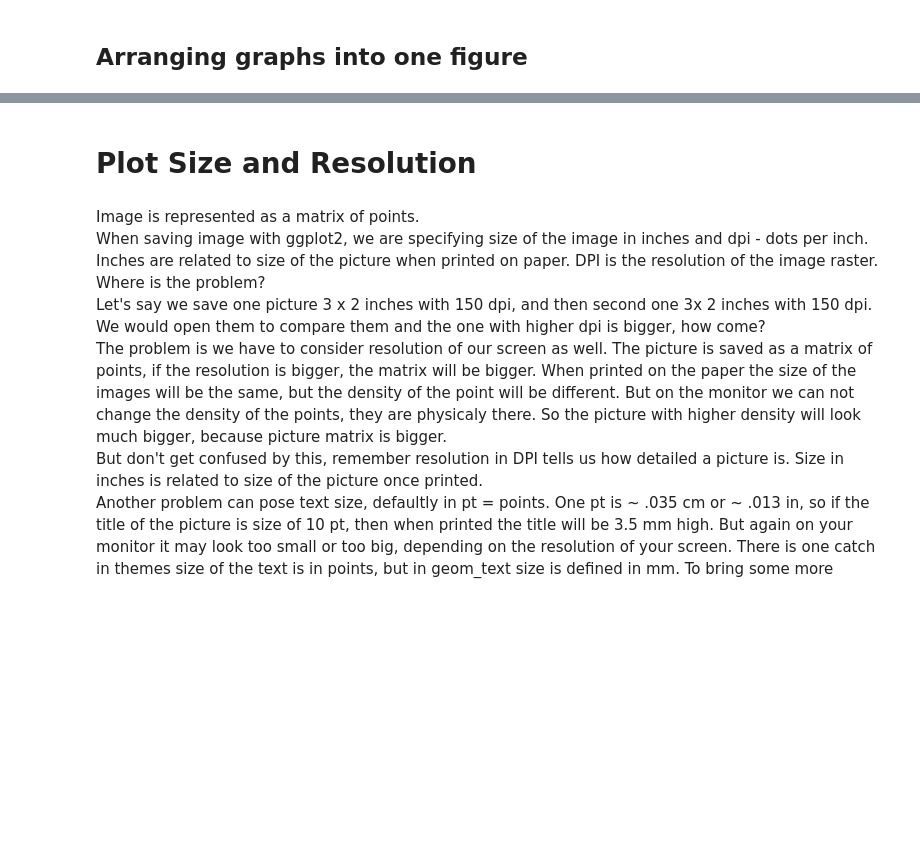
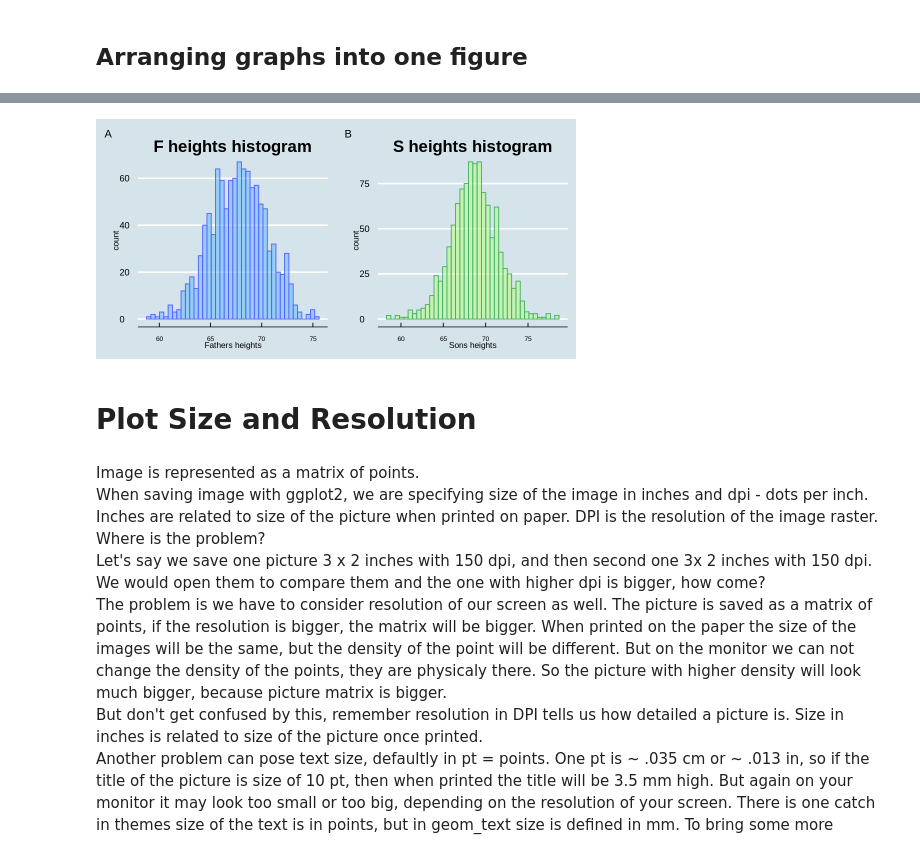
Before and after one commit to kamclar/statisticka_analyza_dat_cviceni, a Jupyter notebook: Lesson_05.ipynb, the cells around one changed output, grey strips where cells are left out. Saved outputs shown, nothing was run; the diff lists cells and outputs as text; code cells hidden in the pictures; blank space fills up the shorter version.

```diff
--- a/Lesson_05.ipynb
+++ b/Lesson_05.ipynb
@@ -287,3 +290,10 @@ grid.arrange(p1, p2, nrow=1)
+# %%
+options(repr.plot.width=8, repr.plot.height=4)
+p <- plot_grid(p1, p2, labels='')# labels='AUTO' for adding tags
+plot(p)
+ggsave('hists.png', dpi=300, width=8, height=4)
+# %% [output]
+[figure, added]
 # %% [markdown]
 # Plot Size and Resolution
 # %% [markdown]
```
Also changed, not shown: parts of 11 cells of this notebook.
